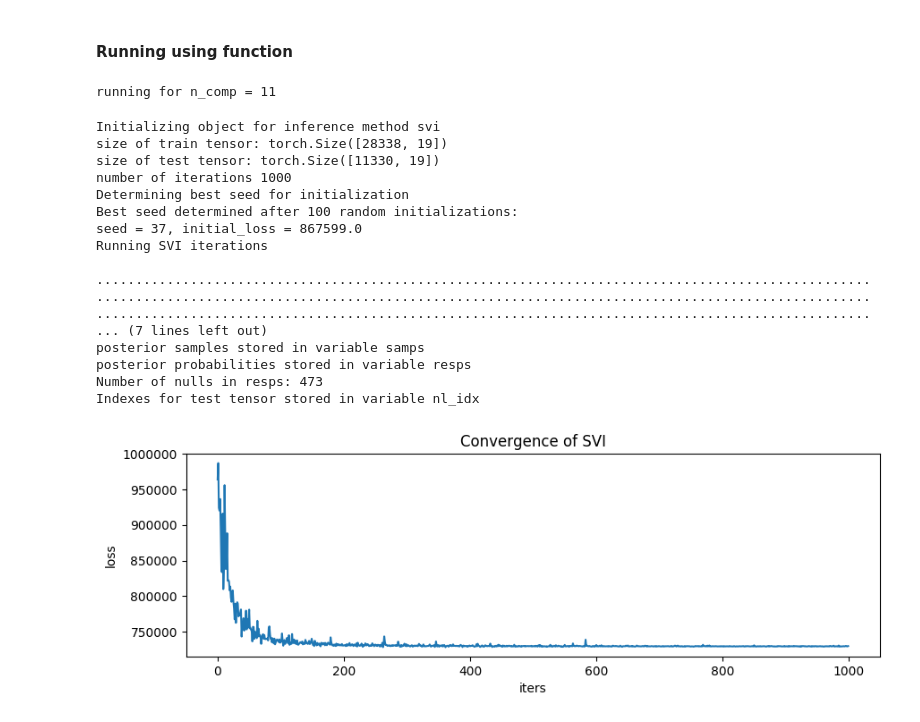
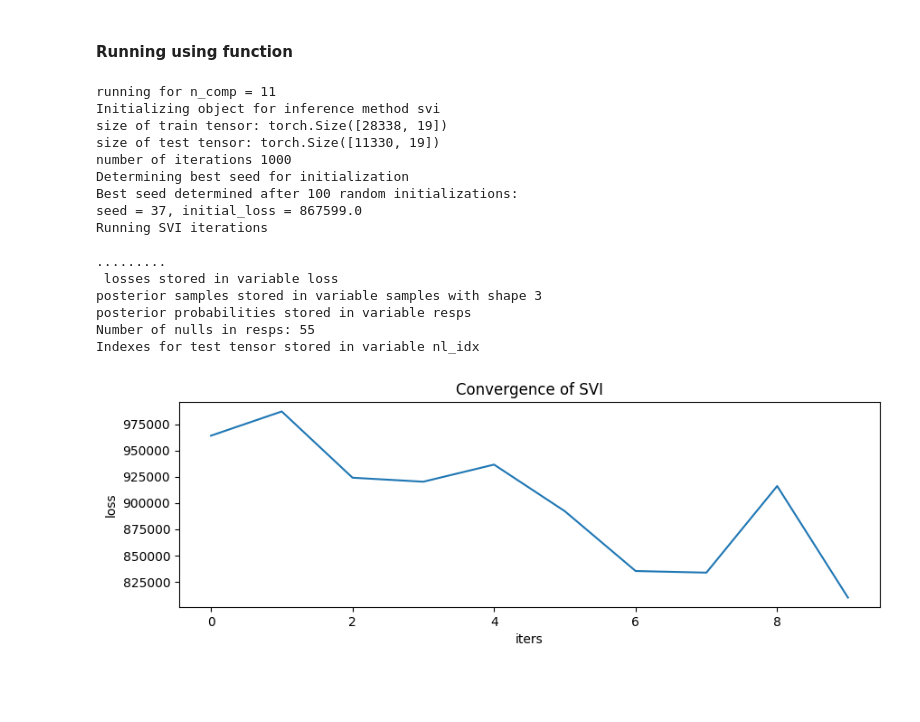
Before and after one commit to lye0618/ML-with-Prob-Prog-Final-Project, a Jupyter notebook: GMM Manual Guide.ipynb, the cells around one changed output. Cells and saved outputs as stored; diff of their text form; code cells hidden in the pictures; blank space fills up the shorter version.

```diff
--- a/GMM Manual Guide.ipynb
+++ b/GMM Manual Guide.ipynb
@@ -151,25 +68,23 @@ tensor([nan, nan, nan, nan, nan, nan, nan, nan, nan, nan, nan])
 #### Running using function
 # %%
 from run_gmm import run_gmm
-# %%
-resp_temp, nl_idx_temp = run_gmm()
-# %% [output]
-running for n_comp = 11
-Initializing object for inference method svi
-size of train tensor: torch.Size([28338, 19])
-size of test tensor: torch.Size([11330, 19])
-number of iterations 1000
-Determining best seed for initialization
-Best seed determined after 100 random initializations:
-seed = 37, initial_loss = 867599.0
-Running SVI iterations
-
-...................................................................................................
-...................................................................................................
-...................................................................................................
-... (7 lines left out)
-posterior samples stored in variable samps
-posterior probabilities stored in variable resps
-Number of nulls in resps: 473
-Indexes for test tensor stored in variable nl_idx
-[figure, removed]
+# %%
+svi = run_gmm()
+# %% [output]
+running for n_comp = 11
+Initializing object for inference method svi
+size of train tensor: torch.Size([28338, 19])
+size of test tensor: torch.Size([11330, 19])
+number of iterations 1000
+Determining best seed for initialization
+Best seed determined after 100 random initializations:
+seed = 37, initial_loss = 867599.0
+Running SVI iterations
+
+.........
+ losses stored in variable loss
+posterior samples stored in variable samples with shape 3
+posterior probabilities stored in variable resps
+Number of nulls in resps: 55
+Indexes for test tensor stored in variable nl_idx
+[figure, added]
```
Also changed, not shown: parts of 9 cells of this notebook, 5 other files.
